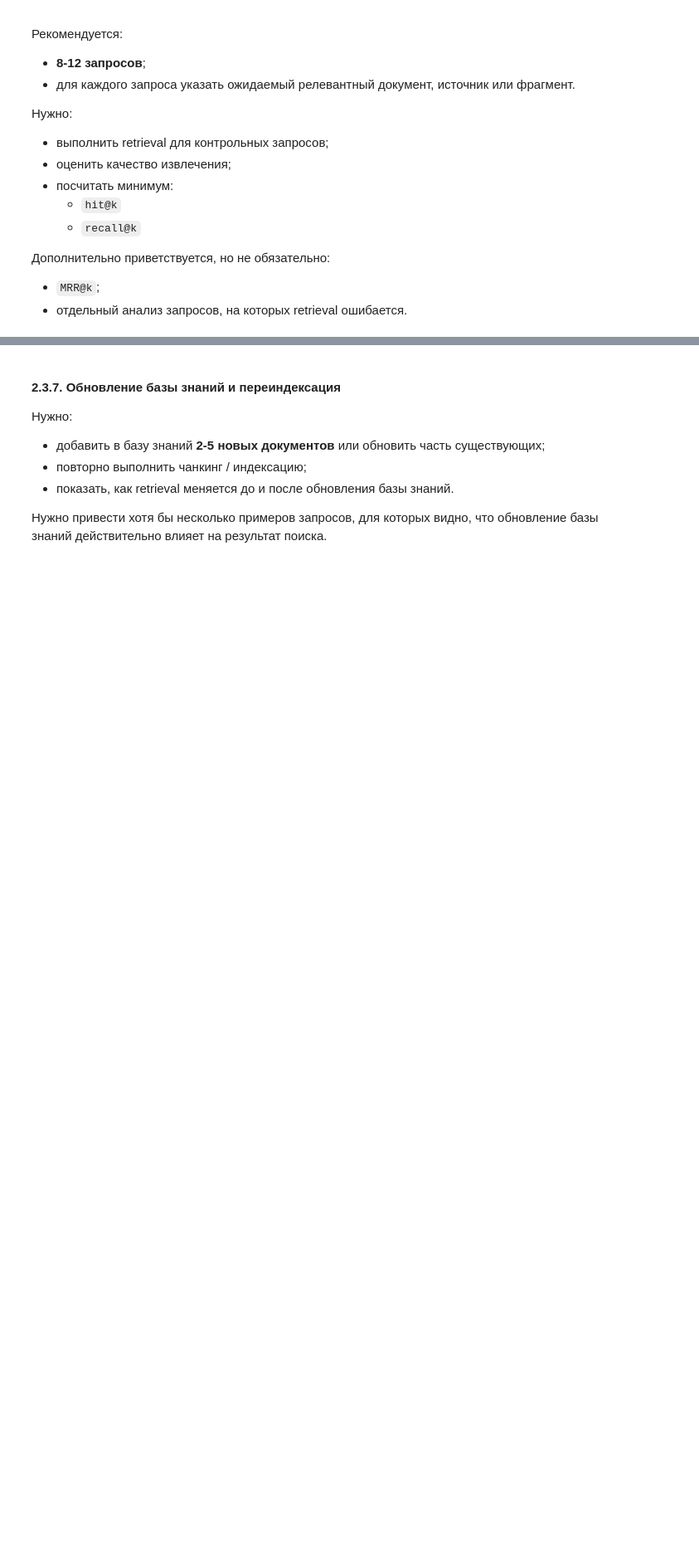
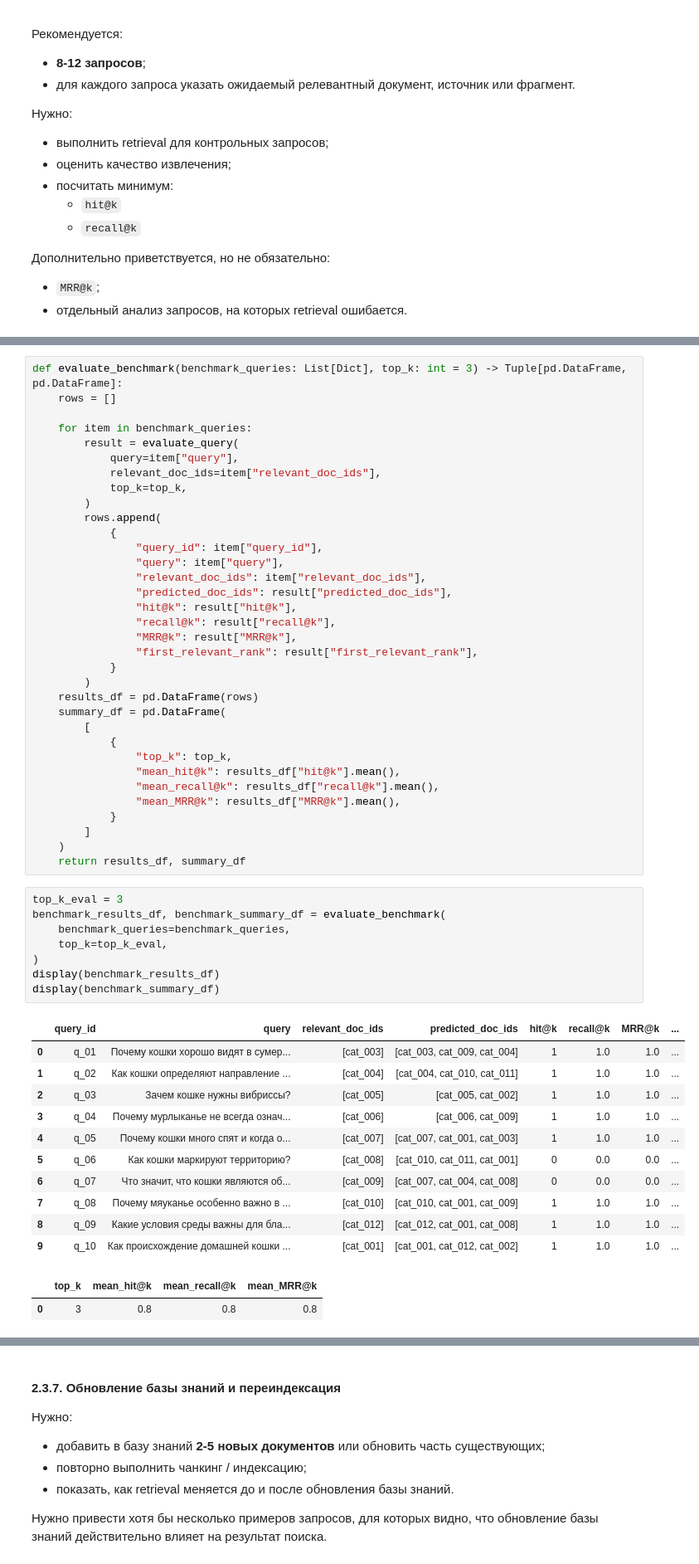
Before and after one commit to Allureeee/allure-aie-lab, a Jupyter notebook: homeworks/HW14/HW14.ipynb, the cells around one changed output, grey strips where cells are left out. Shown at 83% size. Drawn from its saved outputs; the diff is of its cells as text; blank space fills up the shorter version.

```diff
--- a/homeworks/HW14/HW14.ipynb
+++ b/homeworks/HW14/HW14.ipynb
@@ -424,0 +873,56 @@ display(documents_df[["text_length_chars", "text_length_words"]].describe())
+# %%
+def evaluate_benchmark(benchmark_queries: List[Dict], top_k: int = 3) -> Tuple[pd.DataFrame, pd.DataFrame]:
+    rows = []
+
+    for item in benchmark_queries:
+        result = evaluate_query(
+            query=item["query"],
+            relevant_doc_ids=item["relevant_doc_ids"],
+            top_k=top_k,
+        )
+        rows.append(
+            {
+                "query_id": item["query_id"],
+                "query": item["query"],
+                "relevant_doc_ids": item["relevant_doc_ids"],
+                "predicted_doc_ids": result["predicted_doc_ids"],
+                "hit@k": result["hit@k"],
+                "recall@k": result["recall@k"],
+                "MRR@k": result["MRR@k"],
+                "first_relevant_rank": result["first_relevant_rank"],
+            }
+        )
+    results_df = pd.DataFrame(rows)
+    summary_df = pd.DataFrame(
+        [
+            {
+                "top_k": top_k,
+                "mean_hit@k": results_df["hit@k"].mean(),
+                "mean_recall@k": results_df["recall@k"].mean(),
+                "mean_MRR@k": results_df["MRR@k"].mean(),
+            }
+        ]
+    )
+    return results_df, summary_df
+# %%
+top_k_eval = 3
+benchmark_results_df, benchmark_summary_df = evaluate_benchmark(
+    benchmark_queries=benchmark_queries,
+    top_k=top_k_eval,
+)
+display(benchmark_results_df)
+display(benchmark_summary_df)
+# %% [output]
+|  | query_id | query | relevant_doc_ids | predicted_doc_ids | hit@k | recall@k | MRR@k | ... |
+| 0 | q_01 | Почему кошки хорошо видят в сумер... | [cat_003] | [cat_003, cat_009, cat_004] | 1 | 1.0 | 1.0 | ... |
+| 1 | q_02 | Как кошки определяют направление ... | [cat_004] | [cat_004, cat_010, cat_011] | 1 | 1.0 | 1.0 | ... |
+| 2 | q_03 | Зачем кошке нужны вибриссы? | [cat_005] | [cat_005, cat_002] | 1 | 1.0 | 1.0 | ... |
+| 3 | q_04 | Почему мурлыканье не всегда означ... | [cat_006] | [cat_006, cat_009] | 1 | 1.0 | 1.0 | ... |
+| 4 | q_05 | Почему кошки много спят и когда о... | [cat_007] | [cat_007, cat_001, cat_003] | 1 | 1.0 | 1.0 | ... |
+| 5 | q_06 | Как кошки маркируют территорию? | [cat_008] | [cat_010, cat_011, cat_001] | 0 | 0.0 | 0.0 | ... |
+| 6 | q_07 | Что значит, что кошки являются об... | [cat_009] | [cat_007, cat_004, cat_008] | 0 | 0.0 | 0.0 | ... |
+| 7 | q_08 | Почему мяуканье особенно важно в ... | [cat_010] | [cat_010, cat_001, cat_009] | 1 | 1.0 | 1.0 | ... |
+| 8 | q_09 | Какие условия среды важны для бла... | [cat_012] | [cat_012, cat_001, cat_008] | 1 | 1.0 | 1.0 | ... |
+| 9 | q_10 | Как происхождение домашней кошки ... | [cat_001] | [cat_001, cat_012, cat_002] | 1 | 1.0 | 1.0 | ... |
+|  | top_k | mean_hit@k | mean_recall@k | mean_MRR@k |
+| 0 | 3 | 0.8 | 0.8 | 0.8 |
```
Also changed, not shown: parts of 63 cells of this notebook, 5 other files.
